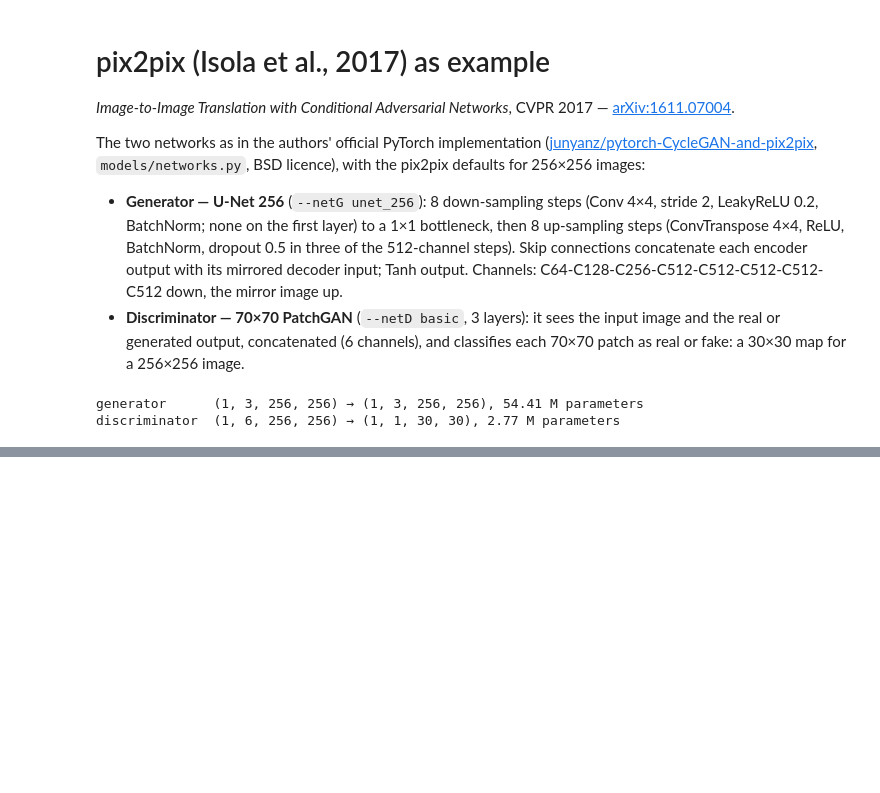
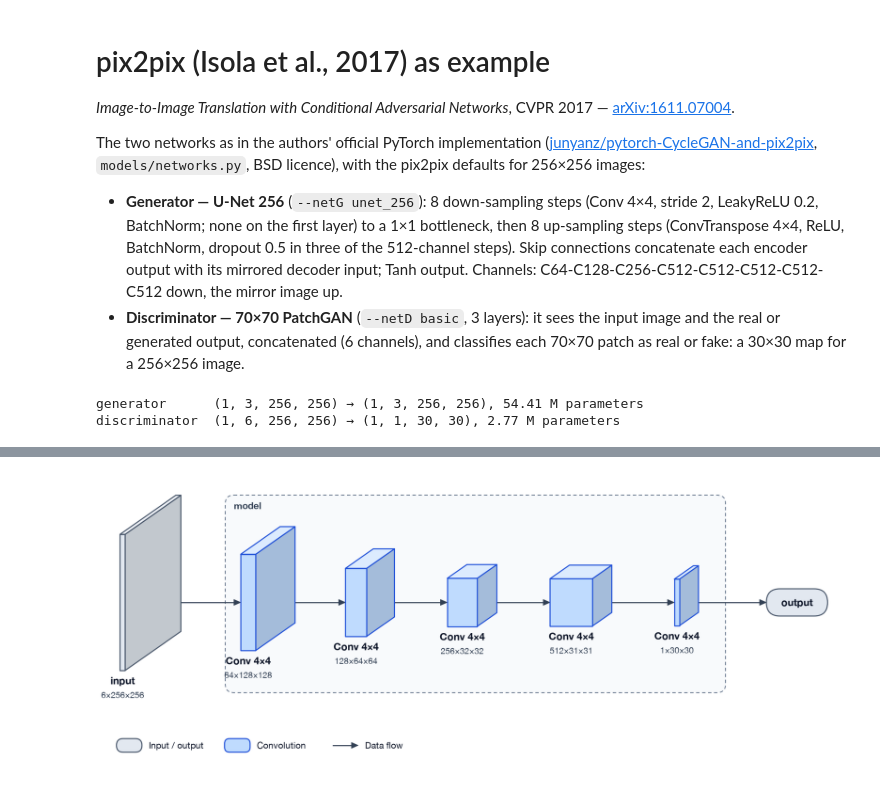
Before and after one commit to AndreiUtina/TensorGami, a Jupyter notebook: examples/pix2pix.ipynb, the cells around one changed output, grey strips where cells are left out. Cells and saved outputs as stored; diff of their text form; code cells hidden in the pictures; blank space fills up the shorter version.

```diff
--- a/examples/pix2pix.ipynb
+++ b/examples/pix2pix.ipynb
@@ -223,0 +232,4 @@ plt.show()
+# %%
+tg.draw(discriminator, pair, view="volume")  # the feature maps as volumes
+# %% [output]
+[figure, added]
```
Also changed, not shown: parts of 15 cells of this notebook, 14 other files.
